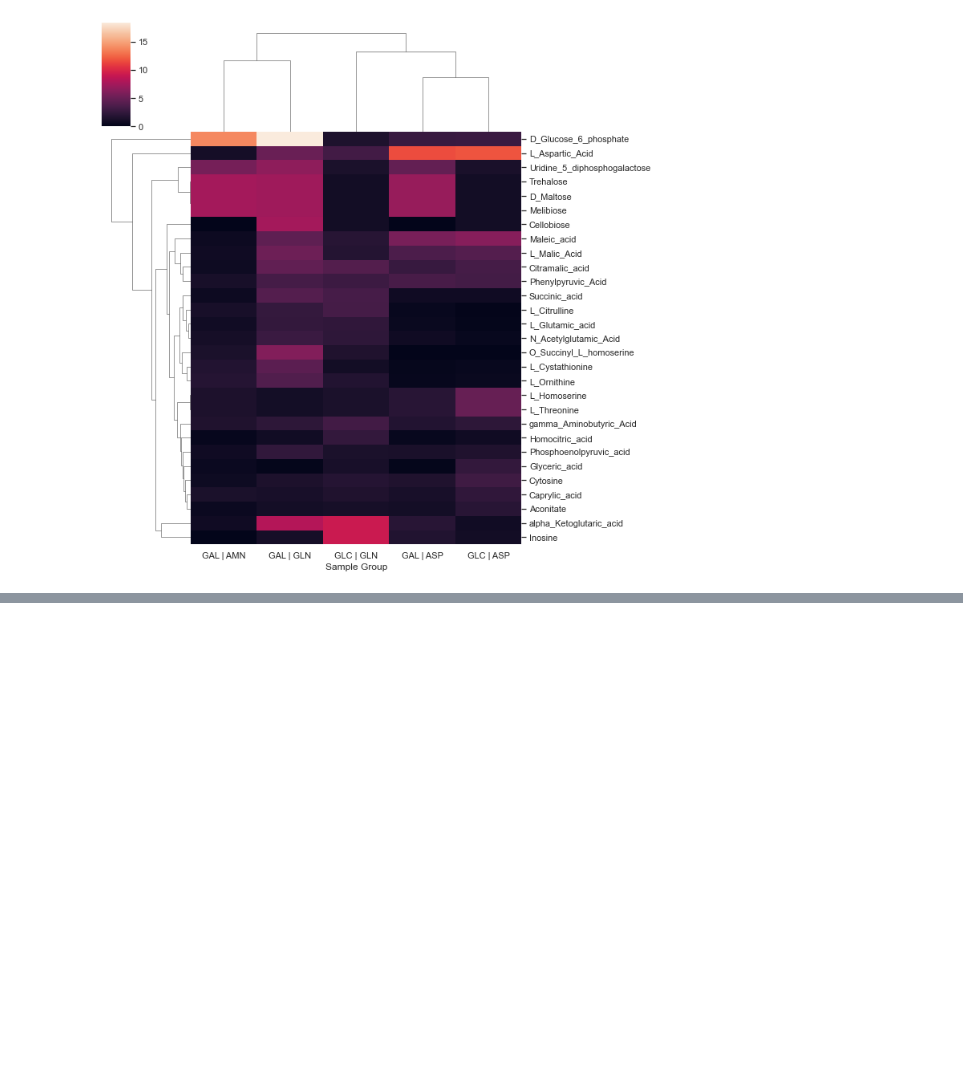
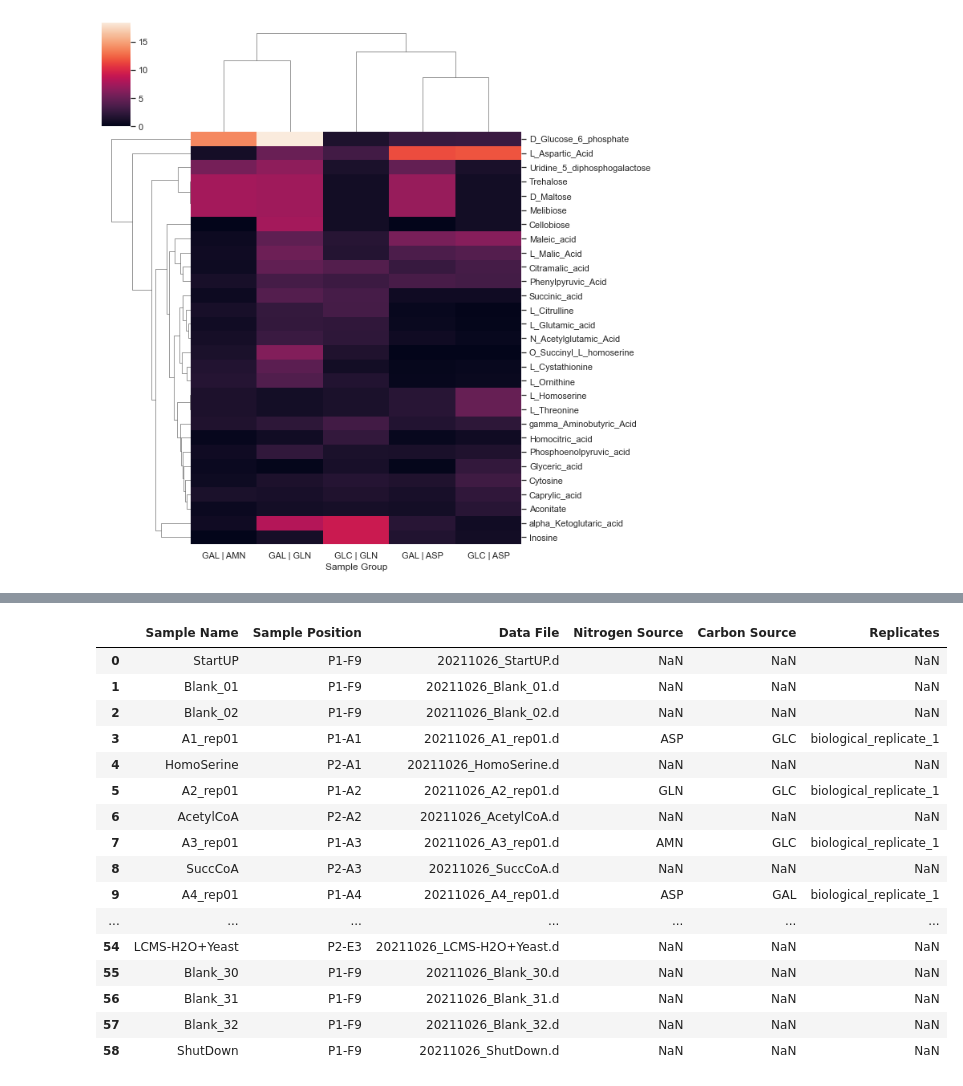
Before and after one commit to irahorecka/montenegro-burke-ms, a Jupyter notebook: nutrient_assessment/scratchpad.ipynb, the cells around one changed output, grey strips where cells are left out. Cells and saved outputs as stored; diff of their text form; code cells hidden in the pictures; blank space fills up the shorter version.

```diff
--- a/nutrient_assessment/scratchpad.ipynb
+++ b/nutrient_assessment/scratchpad.ipynb
@@ -243,0 +251,5 @@ fig.savefig(os.path.join(os.getcwd(), "myfile.png"))
+# %%
+sum_data = pd.read_csv(
+    os.path.join(os.getcwd(), "data", "agilent_masshunter_nutrient_array_data_layout.csv")
+)
+sum_data.head()
@@ -243,0 +263,79 @@ fig.savefig(os.path.join(os.getcwd(), "myfile.png"))
+# %%
+row_nutrient_map = {
+    "A": "biological_replicate_1",
+    "B": "biological_replicate_2",
+    "C": "biological_replicate_3",
+    "D": "biological_replicate_4",
+}
+
+col_nitrogen_map = {
+    "1": "ASP",
+    "2": "GLN",
+    "3": "AMN",
+    "4": "ASP",
+    "5": "GLN",
+    "6": "AMN",
+}
+
+col_carbon_map = {
+    "1": "GLC",
+    "2": "GLC",
+    "3": "GLC",
+    "4": "GAL",
+    "5": "GAL",
+    "6": "GAL",
+}
+
+
+def map_ternary_exp_and_replace_values(df, ternary_cond, new_colname):
+    """Assesses ternary pattern (`ternary_cond`) and maps to `np.where`.
+    Assigns output column to `new_colname`."""
+    df[new_colname] = np.where(*ternary_cond)
+    return df
+
+
+def map_dict_and_replace_values(df, colname, dict_map):
+    return df.replace({colname: dict_map})
+
+
+# Replace col values with appropriate nutrient labels
+col_ternary_exp = [
+    sum_data["Sample Name"].str.split("_").str[0].str[-1].str.isdigit(),
+    sum_data["Sample Name"].str.split("_").str[0].str[-1],
+    np.nan,
+]
+# Relabel nitrogen source
+df = map_ternary_exp_and_replace_values(sum_data, col_ternary_exp, new_colname="Nitrogen Source")
+df = map_dict_and_replace_values(df, colname="Nitrogen Source", dict_map=col_nitrogen_map)
+# Relabel carbon source
+df = map_ternary_exp_and_replace_values(df, col_ternary_exp, new_colname="Carbon Source")
+df = map_dict_and_replace_values(df, colname="Carbon Source", dict_map=col_carbon_map)
+
+# Replace row values with appropriate replicate labels
+row_ternary_exp = [
+    sum_data["Sample Name"].str.split("_").str[0].str[:2].str[-1].str.isdigit(),
+    sum_data["Sample Name"].str.split("_").str[0].str[0],
+    np.nan,
+]
+df = map_ternary_exp_and_replace_values(df, row_ternary_exp, new_colname="Replicates")
+df = map_dict_and_replace_values(df, colname="Replicates", dict_map=row_nutrient_map)
+
+df
+# %% [output]
+|  | Sample Name | Sample Position | Data File | Nitrogen Source | Carbon Source | Replicates |
+| 0 | StartUP | P1-F9 | 20211026_StartUP.d | NaN | NaN | NaN |
+| 1 | Blank_01 | P1-F9 | 20211026_Blank_01.d | NaN | NaN | NaN |
+| 2 | Blank_02 | P1-F9 | 20211026_Blank_02.d | NaN | NaN | NaN |
+| 3 | A1_rep01 | P1-A1 | 20211026_A1_rep01.d | ASP | GLC | biological_replicate_1 |
+| 4 | HomoSerine | P2-A1 | 20211026_HomoSerine.d | NaN | NaN | NaN |
+| 5 | A2_rep01 | P1-A2 | 20211026_A2_rep01.d | GLN | GLC | biological_replicate_1 |
+| 6 | AcetylCoA | P2-A2 | 20211026_AcetylCoA.d | NaN | NaN | NaN |
+| 7 | A3_rep01 | P1-A3 | 20211026_A3_rep01.d | AMN | GLC | biological_replicate_1 |
+| 8 | SuccCoA | P2-A3 | 20211026_SuccCoA.d | NaN | NaN | NaN |
+| 9 | A4_rep01 | P1-A4 | 20211026_A4_rep01.d | ASP | GAL | biological_replicate_1 |
+| ... | ... | ... | ... | ... | ... | ... |
+| 54 | LCMS-H2O+Yeast | P2-E3 | 20211026_LCMS-H2O+Yeast.d | NaN | NaN | NaN |
+| 55 | Blank_30 | P1-F9 | 20211026_Blank_30.d | NaN | NaN | NaN |
+| 56 | Blank_31 | P1-F9 | 20211026_Blank_31.d | NaN | NaN | NaN |
+| 57 | Blank_32 | P1-F9 | 20211026_Blank_32.d | NaN | NaN | NaN |
+| 58 | ShutDown | P1-F9 | 20211026_ShutDown.d | NaN | NaN | NaN |
```
Also changed, not shown: parts of 4 cells of this notebook.
